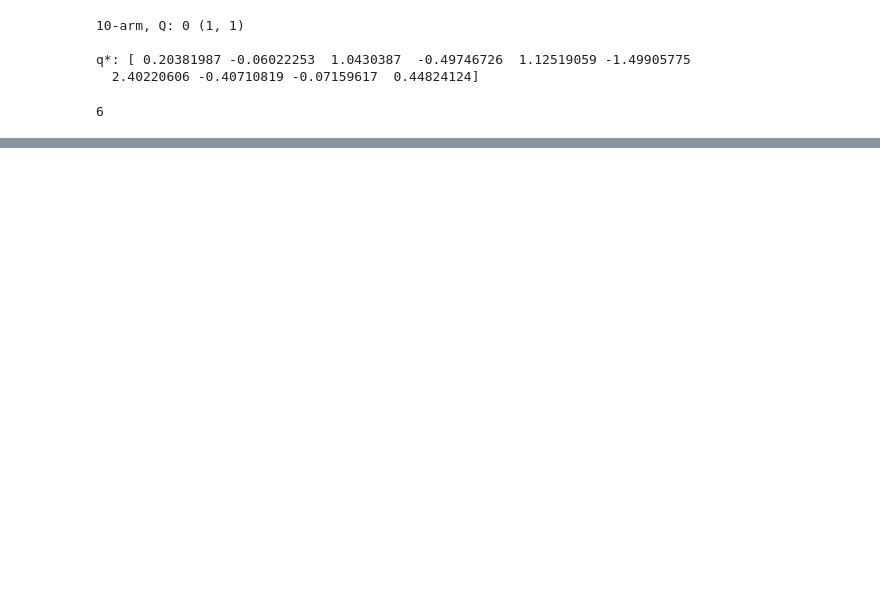
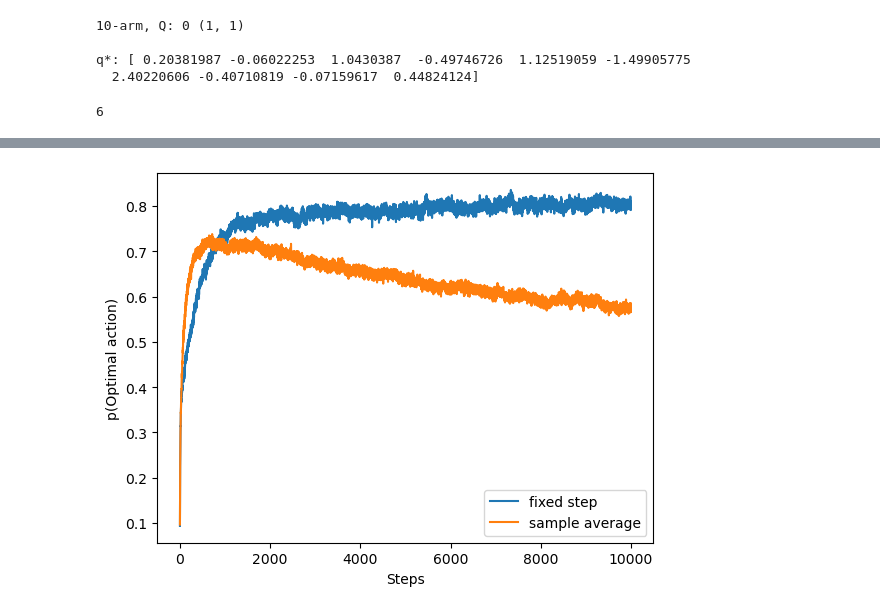
Before and after one commit to ajwills72/RLbook, a Jupyter notebook: k-armed-bandit.ipynb, the cells around one changed output, grey strips where cells are left out. Cells and saved outputs as stored; diff of their text form; code cells hidden in the pictures; blank space fills up the shorter version.

```diff
--- a/k-armed-bandit.ipynb
+++ b/k-armed-bandit.ipynb
@@ -121,0 +243,9 @@ plt.show()
+# %%
+plt.plot(x, optimal_step, label='fixed step')
+plt.plot(x, optimal_mean, label='sample average')
+plt.xlabel('Steps')
+plt.ylabel('p(Optimal action)')
+plt.legend()
+plt.show()
+# %% [output]
+[figure, added]
```
Also changed, not shown: parts of 7 cells of this notebook.
